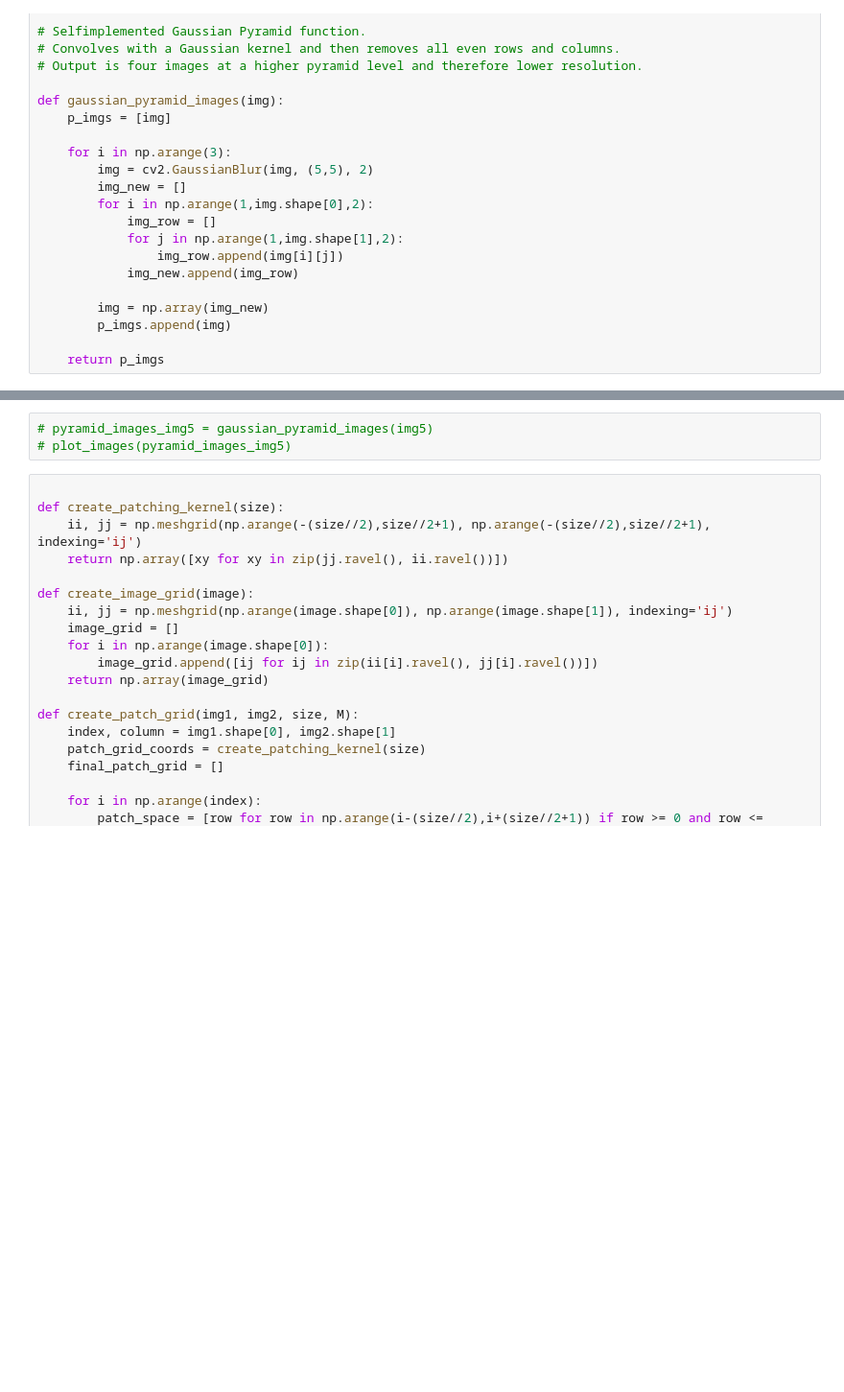
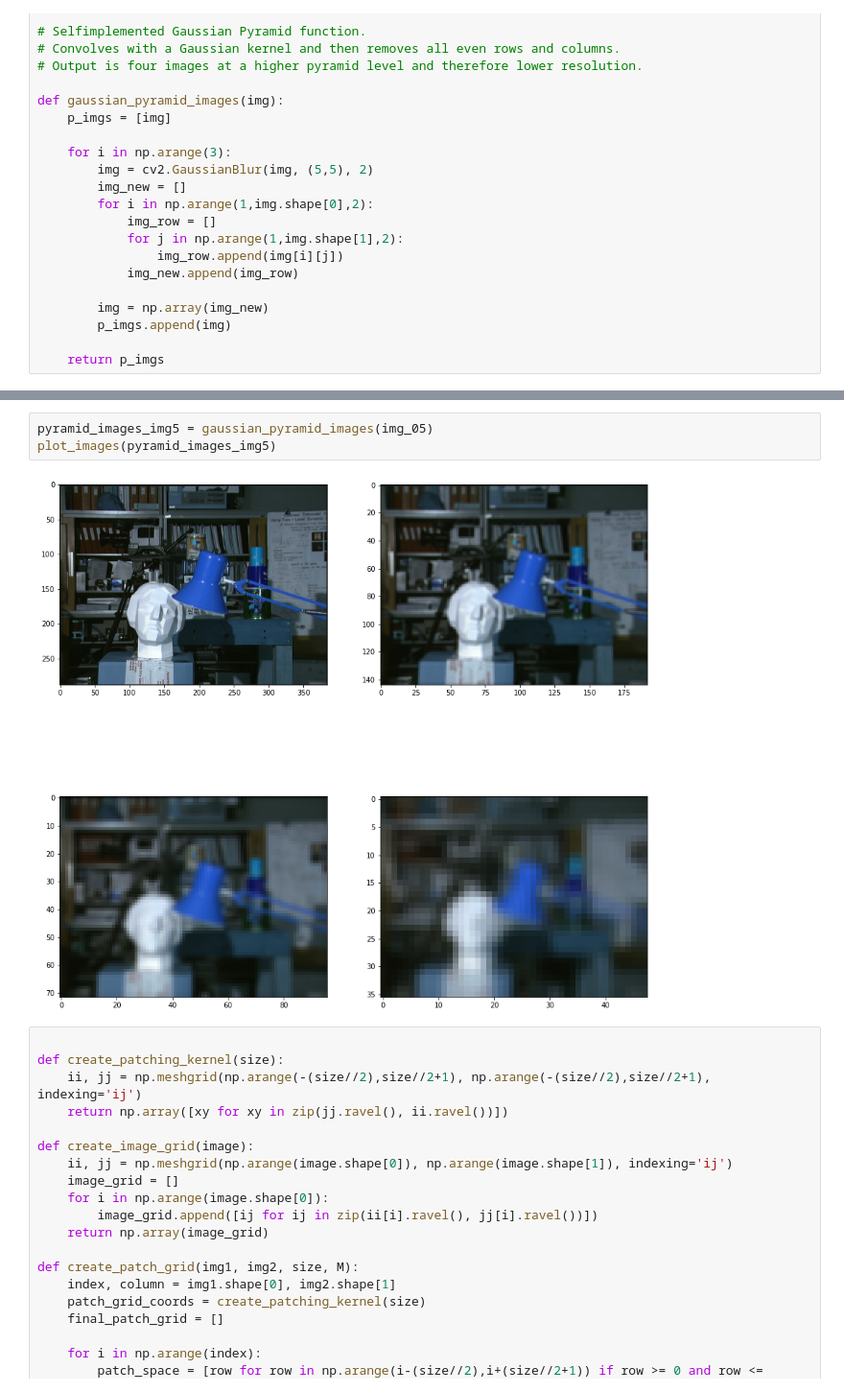
Before and after one commit to l3th0n/VIP_A3, a Jupyter notebook: Assigment3 - Pyramidding.ipynb, the cells around one changed output, grey strips where cells are left out. Shown: that part at 96% size. Drawn from its saved outputs; the diff is of its cells as text; blank space fills up the shorter version.

```diff
--- a/Assigment3 - Pyramidding.ipynb
+++ b/Assigment3 - Pyramidding.ipynb
@@ -53,6 +56,8 @@ def plot_images(imgs):
 # %%
-# pyramid_images_img5 = gaussian_pyramid_images(img5)
-# plot_images(pyramid_images_img5)
+pyramid_images_img5 = gaussian_pyramid_images(img_05)
+plot_images(pyramid_images_img5)
+# %% [output]
+[figure, added]
 # %%
 
 def create_patching_kernel(size):
```
Also changed, not shown: parts of 2 cells of this notebook.
